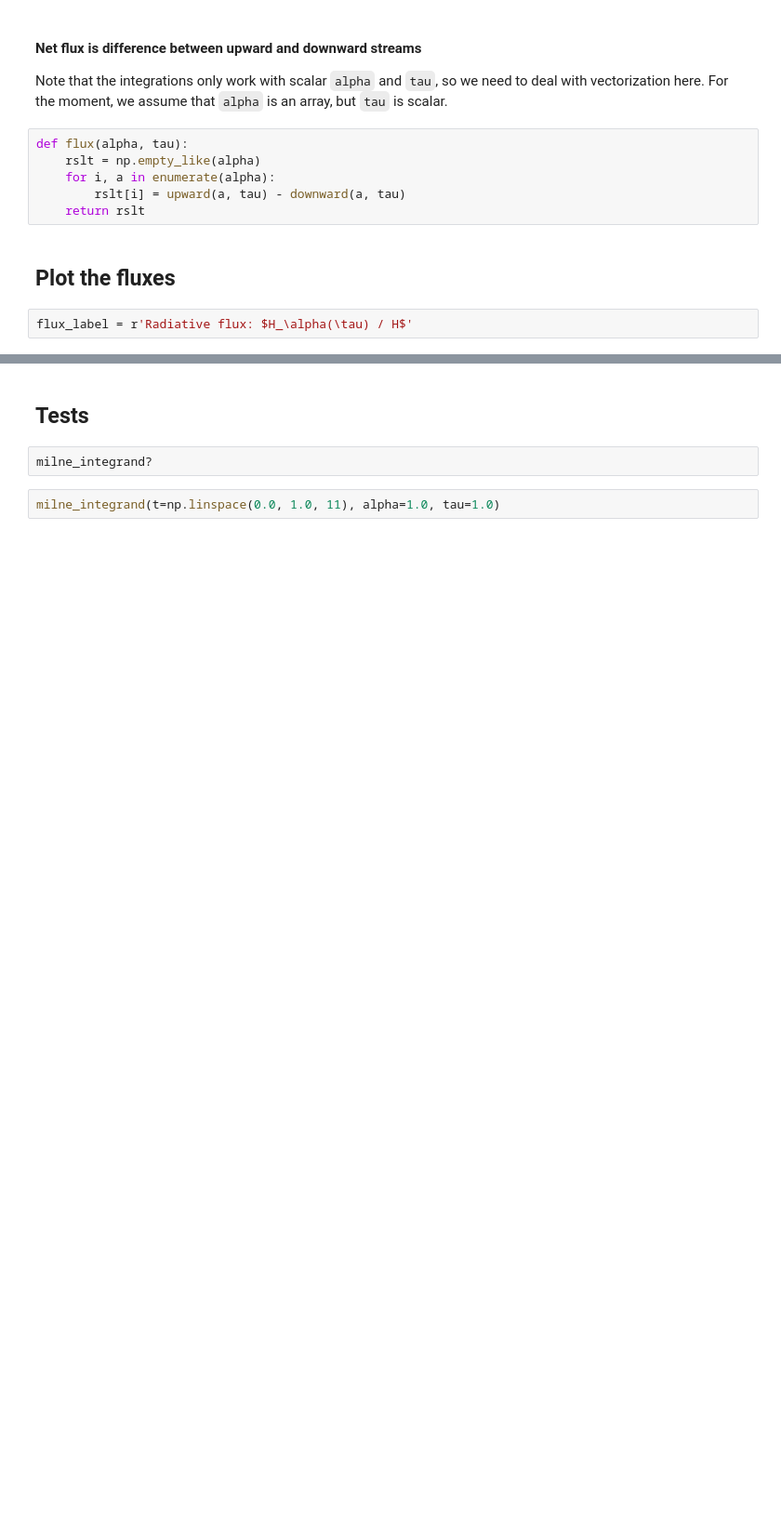
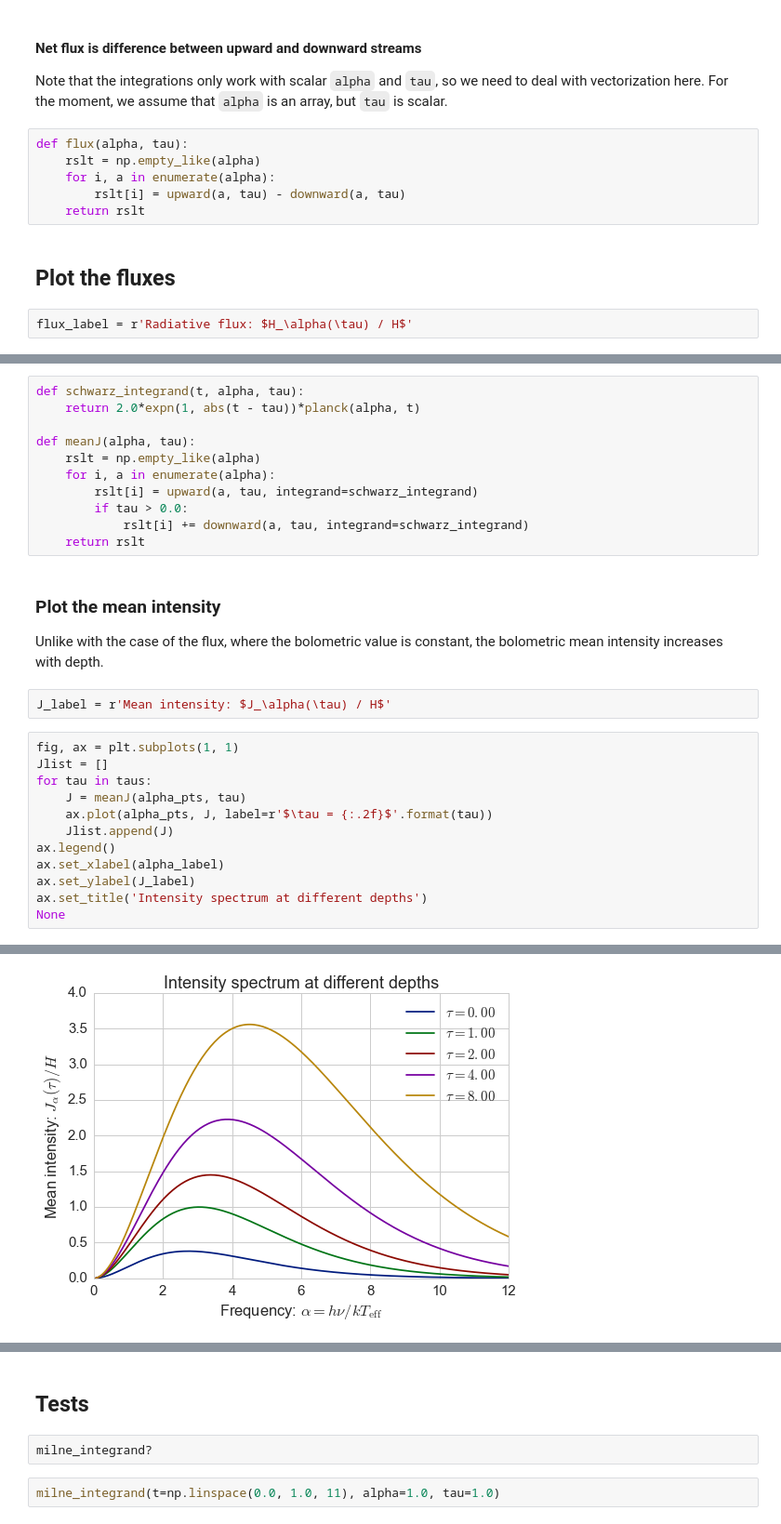
Before and after one commit to deprecated/grey-atmosphere, a Jupyter notebook: Grey Milne Flux.ipynb, the cells around one changed output, grey strips where cells are left out. Shown: that part at 93% size. Cells and saved outputs as stored; diff of their text form; blank space fills up the shorter version.

```diff
--- a/Grey Milne Flux.ipynb
+++ b/Grey Milne Flux.ipynb
@@ -250,0 +262,30 @@ None
+# %%
+def schwarz_integrand(t, alpha, tau):
+    return 2.0*expn(1, abs(t - tau))*planck(alpha, t)
+
+def meanJ(alpha, tau):
+    rslt = np.empty_like(alpha)
+    for i, a in enumerate(alpha):
+        rslt[i] = upward(a, tau, integrand=schwarz_integrand)
+        if tau > 0.0:
+            rslt[i] += downward(a, tau, integrand=schwarz_integrand)
+    return rslt
+# %% [markdown]
+### Plot the mean intensity
+
+Unlike with the case of the flux, where the bolometric value is constant, the bolometric mean intensity increases with depth.
+# %%
+J_label = r'Mean intensity: $J_\alpha(\tau) / H$'
+# %%
+fig, ax = plt.subplots(1, 1)
+Jlist = []
+for tau in taus:
+    J = meanJ(alpha_pts, tau)
+    ax.plot(alpha_pts, J, label=r'$\tau = {:.2f}$'.format(tau))
+    Jlist.append(J)
+ax.legend()
+ax.set_xlabel(alpha_label)
+ax.set_ylabel(J_label)
+ax.set_title('Intensity spectrum at different depths')
+None
+# %% [output]
@@ -250,0 +294 @@ None
+[figure, added]
```
Also changed, not shown: parts of 15 cells of this notebook, 1 other file.
